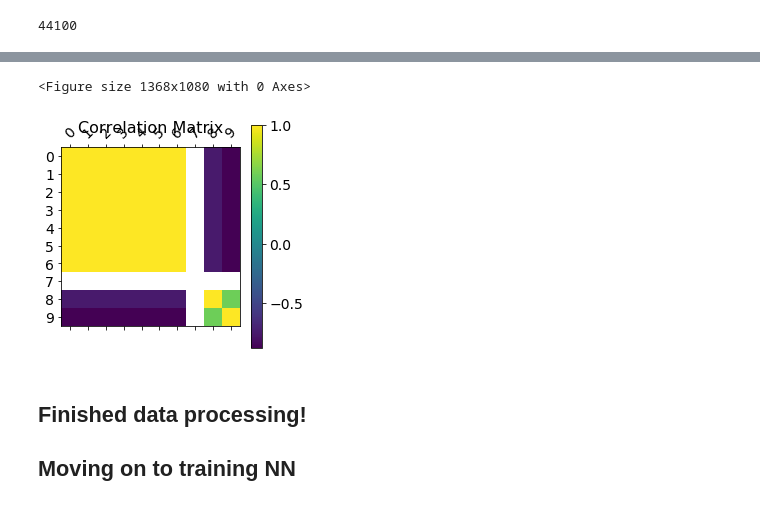
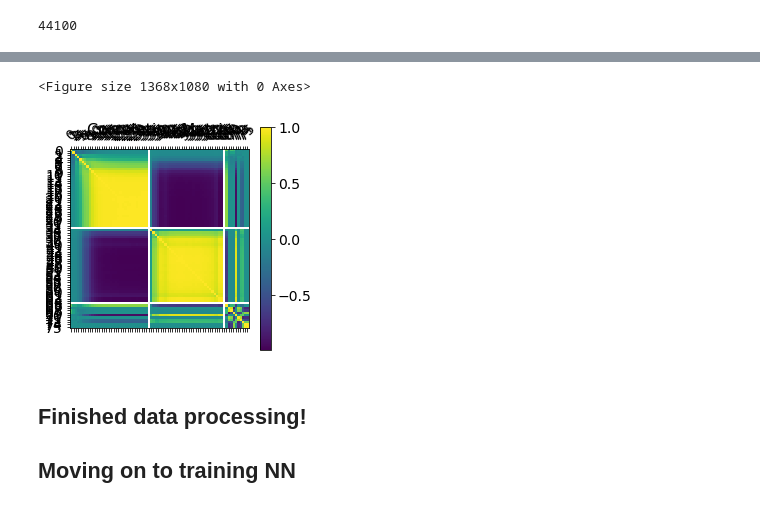
Before and after one commit to naissur/lextac-amp-modelling, a Jupyter notebook: mvp.ipynb, the cells around one changed output, grey strips where cells are left out. Cells and saved outputs as stored; diff of their text form; code cells hidden in the pictures.

Commit message:
Add spectral features

```diff
--- a/mvp.ipynb
+++ b/mvp.ipynb
@@ -228,6 +228,6 @@ TE_N_OFFSET_DEV = source_noise_fs * 2
 (44100, 5512, 44100, 551)
 # %%
 # N_WINDOW_POINTS = int(source_clean_fs * 0.02)
-N_WINDOW_POINTS = 32
+N_WINDOW_POINTS = 64
 N_WINDOW_POINTS
 # %% [output]
@@ -490,6 +518,6 @@ pd.Series(y_te_n[-100]).plot.line()
 
 The plan is to apply FFT, and take the freqs and amplitudes of first N peaks, feeding it into NN
 # %%
-test_wnd = X_te[-1]
+test_wnd = X_te[1]
 test_wnd
 # %% [output]
@@ -664,14 +728,28 @@ array([-6.57596372e-03, -4.70283309e-03,  2.17210808e-03, -1.03868415e-03,
 # it. fucking. works.
 # Hail God.
 # %%
-def append_features(X):
+def append_features_X(X):
     res = []
 
     for wnd in X:
         # res.append(np.array(list(wnd) + list(extract_fft_features(wnd, N_PEAKS))))
-        res.append(extract_fft_features(wnd, N_PEAKS))
+        fft = extract_fft_features(wnd, N_PEAKS)
+        res.append(np.concatenate([
+            fft,
+            extract_spectral_features(wnd, fft, N_PEAKS)
+        ]))
 
     return np.array(res)
+
+def append_features_y(X):
+    res = []
+
+    for wnd in X:
+        # res.append(np.array(list(wnd) + list(extract_fft_features(wnd, N_PEAKS))))
+        fft = extract_fft_features(wnd, N_PEAKS)
+        res.append(fft)
+
+    return np.array(res)
 # %%
 append_features(X_tr_n[:1])[0]
 # %% [output]
@@ -693,8 +779,15 @@ array([ 2.31124079e-05, -8.70724610e-06, -5.34973644e-06, -1.38905736e-06,
 
 # N_DEV_2 = 10000
 
-X_tr_f = append_features(X_tr_n)
-X_te_f = append_features(X_te_n)
-y_tr_f = append_features(y_tr_n)
-y_te_f = append_features(y_te_n)
+X_tr_f = append_features_X(X_tr_n)
+print('X_tr_f finished...')
+
+X_te_f = append_features_X(X_te_n)
+print('X_te_f finished...')
+
+y_tr_f = append_features_y(y_tr_n)
+print('y_tr_f finished...')
+
+y_te_f = append_features_y(y_te_n)
+print('y_te_f finished...')
 # %% [output]
@@ -784,16 +870,17 @@ array([-9.80192200e-07, -9.91397334e-07, -9.79880484e-07, -9.77435380e-07,
 # %%
-amp_df = pd.DataFrame(list(map(lambda row: row[N_PEAKS:N_PEAKS*2], X_tr_f)))
+# amp_df = pd.DataFrame(list(map(lambda row: row[N_PEAKS:N_PEAKS*2], X_tr_f)))
+amp_df = pd.DataFrame(list(map(lambda row: row, X_tr_f)))
 
 f = plt.figure(figsize=(19, 15))
 plt.matshow(amp_df.corr())
 plt.xticks(range(amp_df.shape[1]), amp_df.columns, fontsize=14, rotation=45)
 plt.yticks(range(amp_df.shape[1]), amp_df.columns, fontsize=14)
 cb = plt.colorbar()
 cb.ax.tick_params(labelsize=14)
 plt.title('Correlation Matrix', fontsize=16);
 # %% [output]
 <Figure size 1368x1080 with 0 Axes>
-[figure, old version]
+[figure, new version]
 # %% [markdown]
 ## Finished data processing!
 
```
Also changed, not shown: parts of 56 cells of this notebook.
